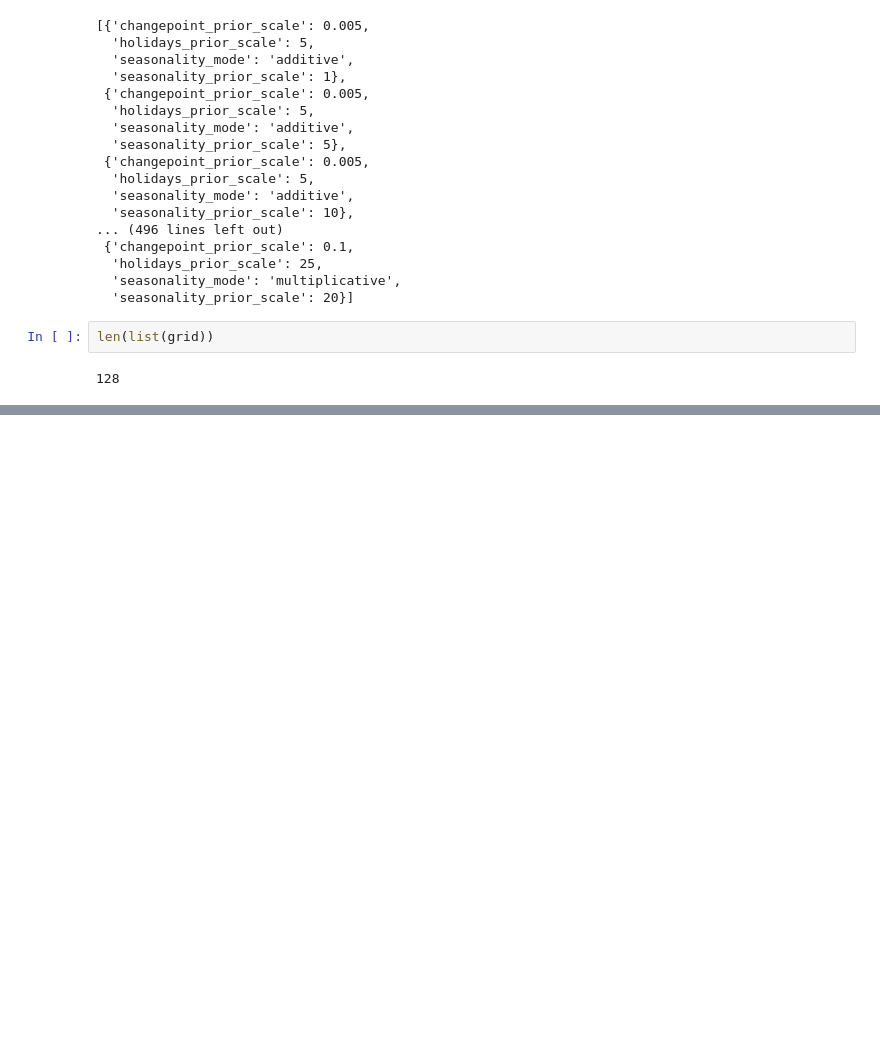
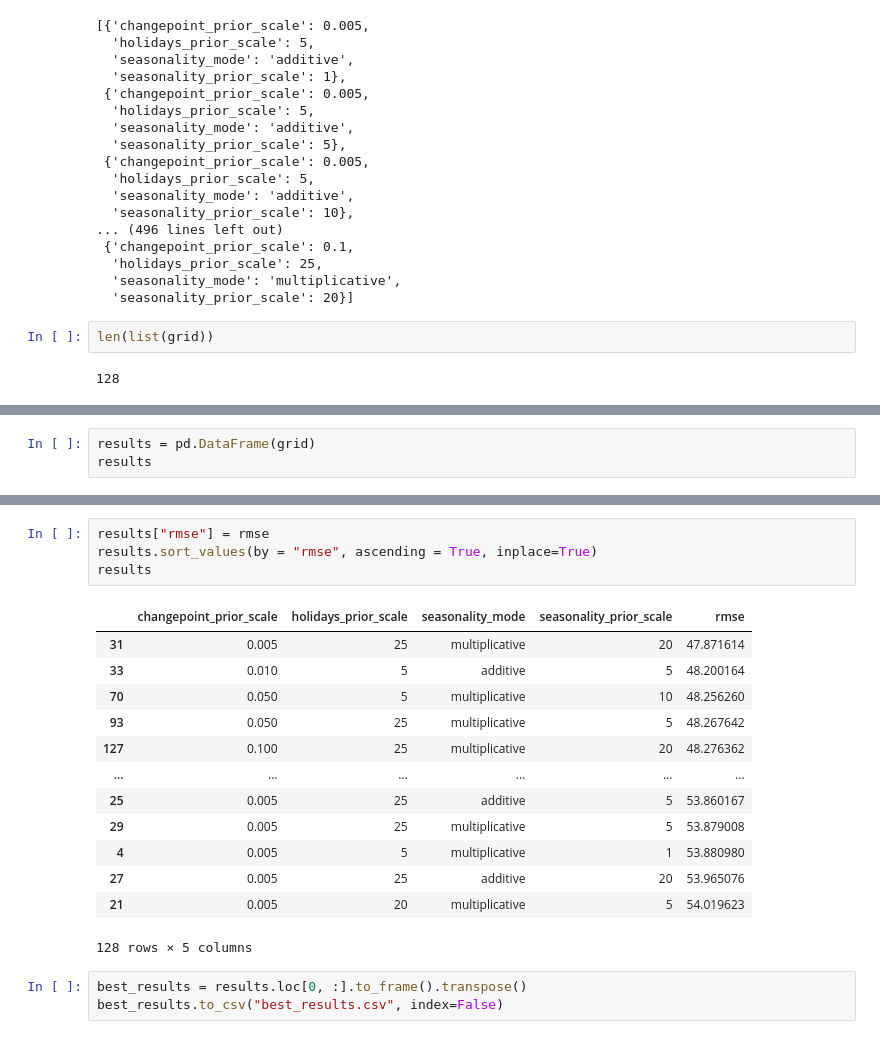
Before and after one commit to ultragorira/AI_and_ML, a Jupyter notebook: TimeSeries/ZTM_TimeSeries/Facebook_Prophet.ipynb, the cells around one changed output, grey strips where cells are left out. Saved outputs shown, nothing was run; the diff lists cells and outputs as text; blank space fills up the shorter version.

```diff
--- a/TimeSeries/ZTM_TimeSeries/Facebook_Prophet.ipynb
+++ b/TimeSeries/ZTM_TimeSeries/Facebook_Prophet.ipynb
@@ -242,0 +241,3 @@ Running 6 / 128
+# %%
+results = pd.DataFrame(grid)
+results
@@ -242,0 +258,21 @@ Running 6 / 128
+# %%
+results["rmse"] = rmse
+results.sort_values(by = "rmse", ascending = True, inplace=True)
+results
+# %% [output]
+|  | changepoint_prior_scale | holidays_prior_scale | seasonality_mode | seasonality_prior_scale | rmse |
+| 31 | 0.005 | 25 | multiplicative | 20 | 47.871614 |
+| 33 | 0.010 | 5 | additive | 5 | 48.200164 |
+| 70 | 0.050 | 5 | multiplicative | 10 | 48.256260 |
+| 93 | 0.050 | 25 | multiplicative | 5 | 48.267642 |
+| 127 | 0.100 | 25 | multiplicative | 20 | 48.276362 |
+| ... | ... | ... | ... | ... | ... |
+| 25 | 0.005 | 25 | additive | 5 | 53.860167 |
+| 29 | 0.005 | 25 | multiplicative | 5 | 53.879008 |
+| 4 | 0.005 | 5 | multiplicative | 1 | 53.880980 |
+| 27 | 0.005 | 25 | additive | 20 | 53.965076 |
+| 21 | 0.005 | 20 | multiplicative | 5 | 54.019623 |
+128 rows × 5 columns
+# %%
+best_results = results.loc[0, :].to_frame().transpose()
+best_results.to_csv("best_results.csv", index=False)
```
Also changed, not shown: parts of 13 cells of this notebook.
